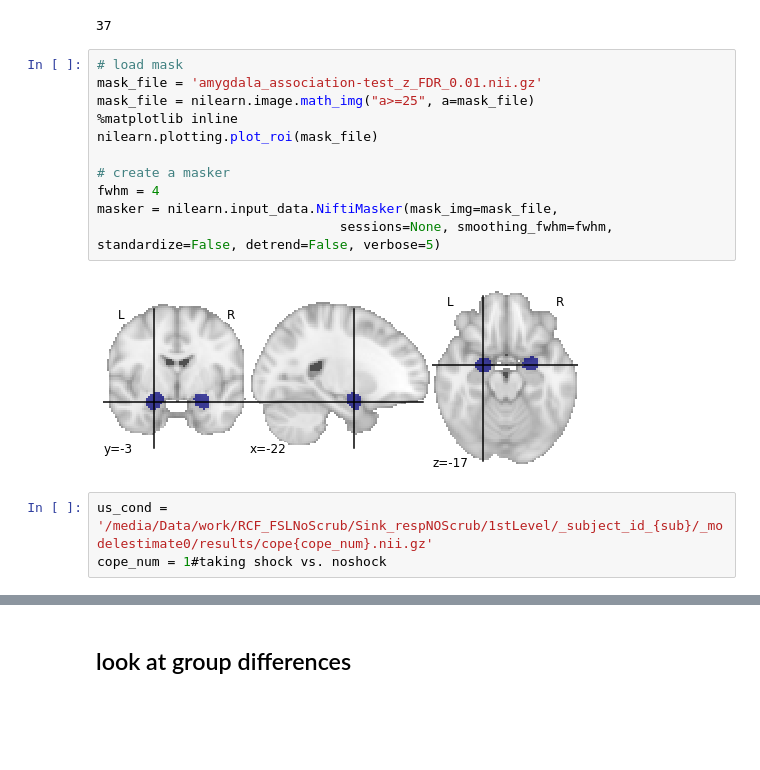
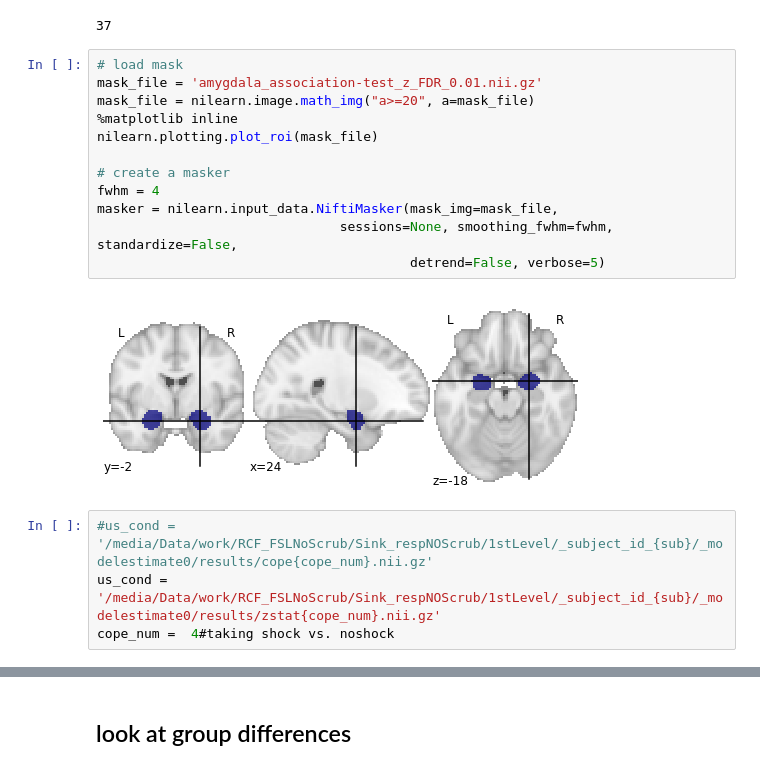
Before and after one commit to LevyDecisionNeuroLab/SIA_PTSD, a Jupyter notebook: firstDay_amygdalaDuringUS.ipynb, the cells around one changed output, grey strips where cells are left out. Saved outputs shown, nothing was run; the diff lists cells and outputs as text; blank space fills up the shorter version.

```diff
--- a/firstDay_amygdalaDuringUS.ipynb
+++ b/firstDay_amygdalaDuringUS.ipynb
@@ -28,19 +29,21 @@ len(subject_list)
 # %%
 # load mask
 mask_file = 'amygdala_association-test_z_FDR_0.01.nii.gz'
-mask_file = nilearn.image.math_img("a>=25", a=mask_file)
+mask_file = nilearn.image.math_img("a>=20", a=mask_file)
 %matplotlib inline
 nilearn.plotting.plot_roi(mask_file)
 
 # create a masker
 fwhm = 4
 masker = nilearn.input_data.NiftiMasker(mask_img=mask_file,
-                               sessions=None, smoothing_fwhm=fwhm, standardize=False, detrend=False, verbose=5)
+                               sessions=None, smoothing_fwhm=fwhm, standardize=False,
+                                        detrend=False, verbose=5)
 # %% [output]
-[figure, old version]
+[figure, new version]
 # %%
-us_cond = '/media/Data/work/RCF_FSLNoScrub/Sink_respNOScrub/1stLevel/_subject_id_{sub}/_modelestimate0/results/cope{cope_num}.nii.gz'
-cope_num = 1#taking shock vs. noshock
+#us_cond = '/media/Data/work/RCF_FSLNoScrub/Sink_respNOScrub/1stLevel/_subject_id_{sub}/_modelestimate0/results/cope{cope_num}.nii.gz'
+us_cond = '/media/Data/work/RCF_FSLNoScrub/Sink_respNOScrub/1stLevel/_subject_id_{sub}/_modelestimate0/results/zstat{cope_num}.nii.gz'
+cope_num =  4#taking shock vs. noshock
 # %%
 us = []
 timeseriesAmg = []
```
Also changed, not shown: parts of 55 cells of this notebook, 7 other files.
